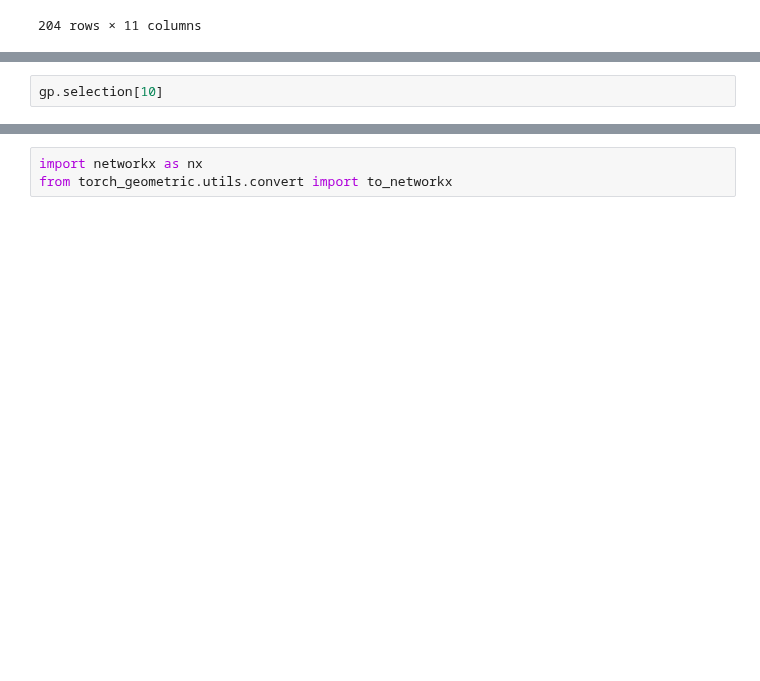
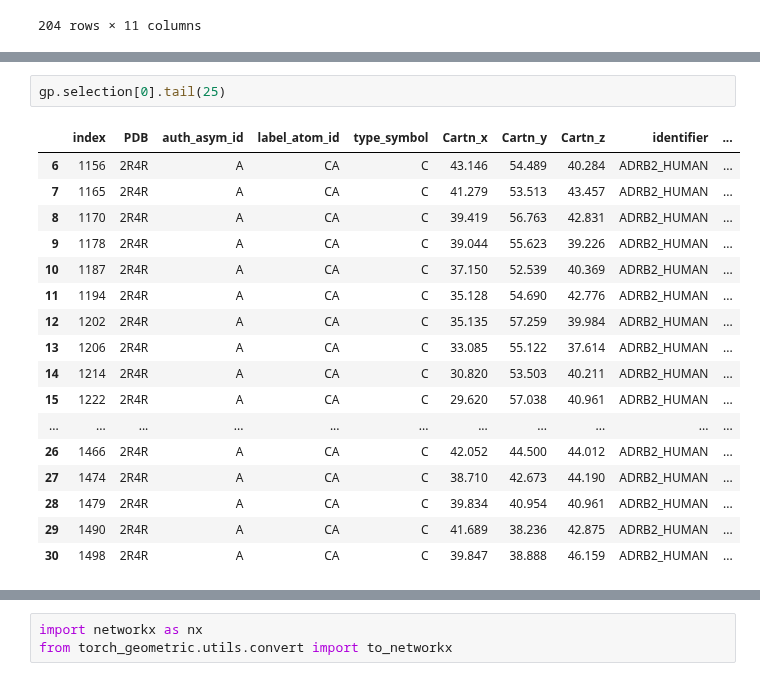
Before and after one commit to flurinh/mt, a Jupyter notebook: GraphProcessor.ipynb, the cells around one changed output, grey strips where cells are left out. Cells and saved outputs as stored; diff of their text form; blank space fills up the shorter version.

```diff
--- a/GraphProcessor.ipynb
+++ b/GraphProcessor.ipynb
@@ -607,4 +732,22 @@ Checking for nodes within H5 radius: 14
 # %%
-gp.selection[10]
+gp.selection[0].tail(25)
+# %% [output]
+|  | index | PDB | auth_asym_id | label_atom_id | type_symbol | Cartn_x | Cartn_y | Cartn_z | identifier | ... |
+| 6 | 1156 | 2R4R | A | CA | C | 43.146 | 54.489 | 40.284 | ADRB2_HUMAN | ... |
+| 7 | 1165 | 2R4R | A | CA | C | 41.279 | 53.513 | 43.457 | ADRB2_HUMAN | ... |
+| 8 | 1170 | 2R4R | A | CA | C | 39.419 | 56.763 | 42.831 | ADRB2_HUMAN | ... |
+| 9 | 1178 | 2R4R | A | CA | C | 39.044 | 55.623 | 39.226 | ADRB2_HUMAN | ... |
+| 10 | 1187 | 2R4R | A | CA | C | 37.150 | 52.539 | 40.369 | ADRB2_HUMAN | ... |
+| 11 | 1194 | 2R4R | A | CA | C | 35.128 | 54.690 | 42.776 | ADRB2_HUMAN | ... |
+| 12 | 1202 | 2R4R | A | CA | C | 35.135 | 57.259 | 39.984 | ADRB2_HUMAN | ... |
+| 13 | 1206 | 2R4R | A | CA | C | 33.085 | 55.122 | 37.614 | ADRB2_HUMAN | ... |
+| 14 | 1214 | 2R4R | A | CA | C | 30.820 | 53.503 | 40.211 | ADRB2_HUMAN | ... |
+| 15 | 1222 | 2R4R | A | CA | C | 29.620 | 57.038 | 40.961 | ADRB2_HUMAN | ... |
+| ... | ... | ... | ... | ... | ... | ... | ... | ... | ... | ... |
+| 26 | 1466 | 2R4R | A | CA | C | 42.052 | 44.500 | 44.012 | ADRB2_HUMAN | ... |
+| 27 | 1474 | 2R4R | A | CA | C | 38.710 | 42.673 | 44.190 | ADRB2_HUMAN | ... |
+| 28 | 1479 | 2R4R | A | CA | C | 39.834 | 40.954 | 40.961 | ADRB2_HUMAN | ... |
+| 29 | 1490 | 2R4R | A | CA | C | 41.689 | 38.236 | 42.875 | ADRB2_HUMAN | ... |
+| 30 | 1498 | 2R4R | A | CA | C | 39.847 | 38.888 | 46.159 | ADRB2_HUMAN | ... |
 # %%
 len(gp.edges[0])
```
Also changed, not shown: parts of 25 cells of this notebook.
